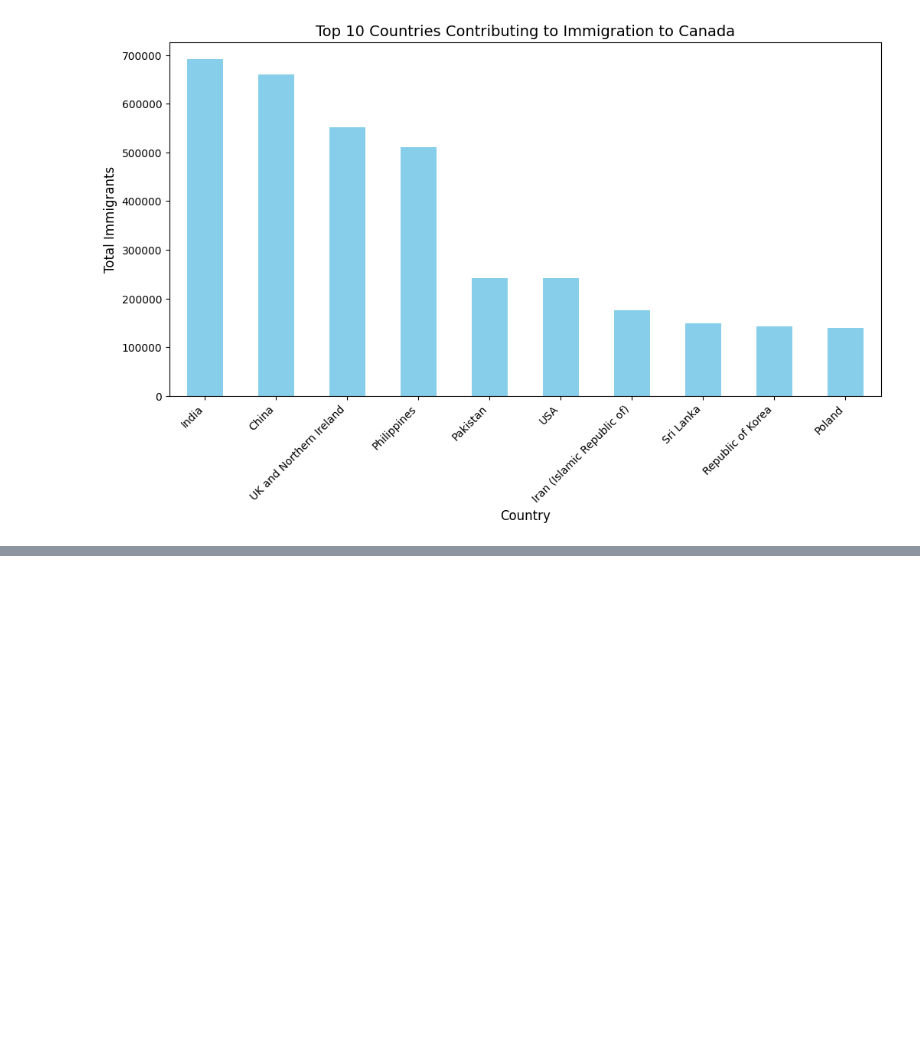
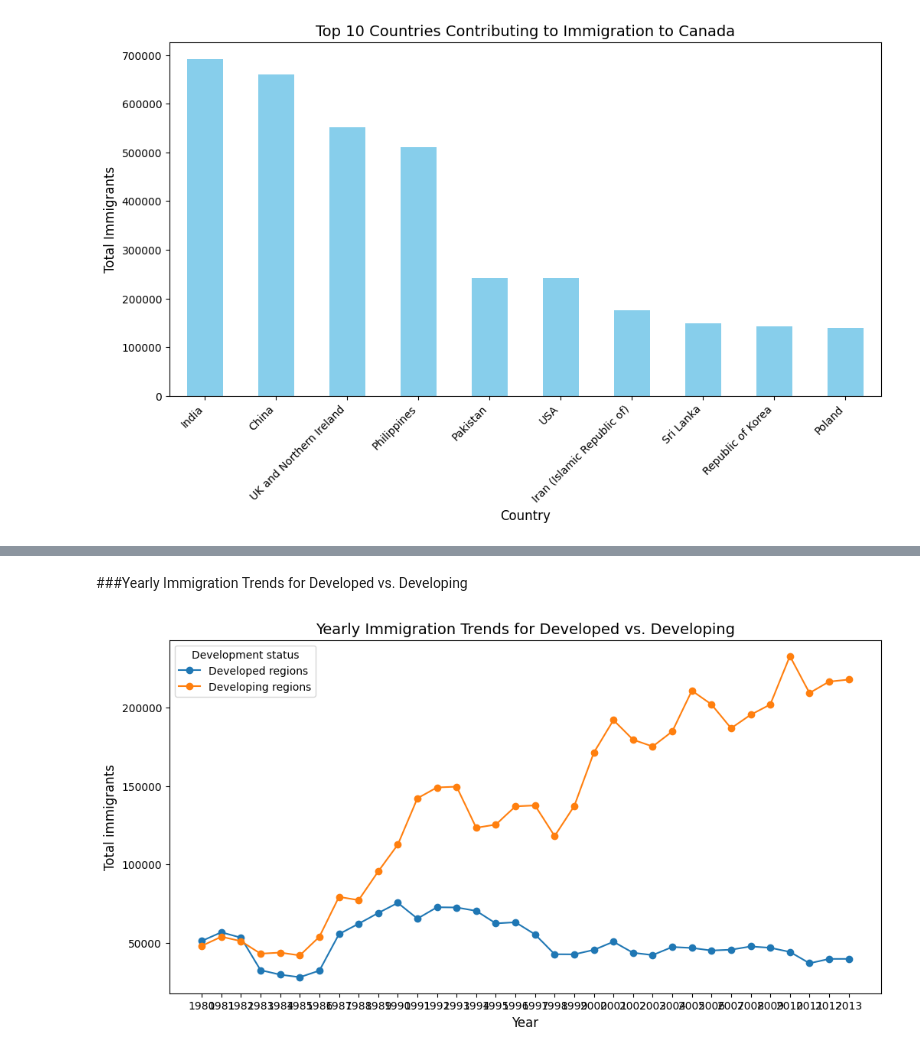
Before and after one commit to MinasyanHay/Data-Visualization, a Jupyter notebook: Project_Visualization.ipynb, the cells around one changed output, grey strips where cells are left out. Drawn from its saved outputs; the diff is of its cells as text; code cells hidden in the pictures; blank space fills up the shorter version.

```diff
--- a/Project_Visualization.ipynb
+++ b/Project_Visualization.ipynb
@@ -251,0 +268,14 @@ plt.show()
+# %% [markdown]
+###Yearly Immigration Trends for Developed vs. Developing
+# %%
+dev_trends = df.groupby('DevName')[year_columns].sum().T
+
+plt.figure(figsize = (12,6))
+for category in dev_trends.columns:
+  plt.plot(dev_trends.index, dev_trends[category], marker = 'o', label = category)
+  plt.title('Yearly Immigration Trends for Developed vs. Developing', fontsize = 14)
+  plt.xlabel('Year', fontsize = 12)
+  plt.ylabel('Total immigrants', fontsize = 12)
+  plt.legend(title = 'Development status')
+# %% [output]
+[figure, added]
```
Also changed, not shown: parts of 9 cells of this notebook.
